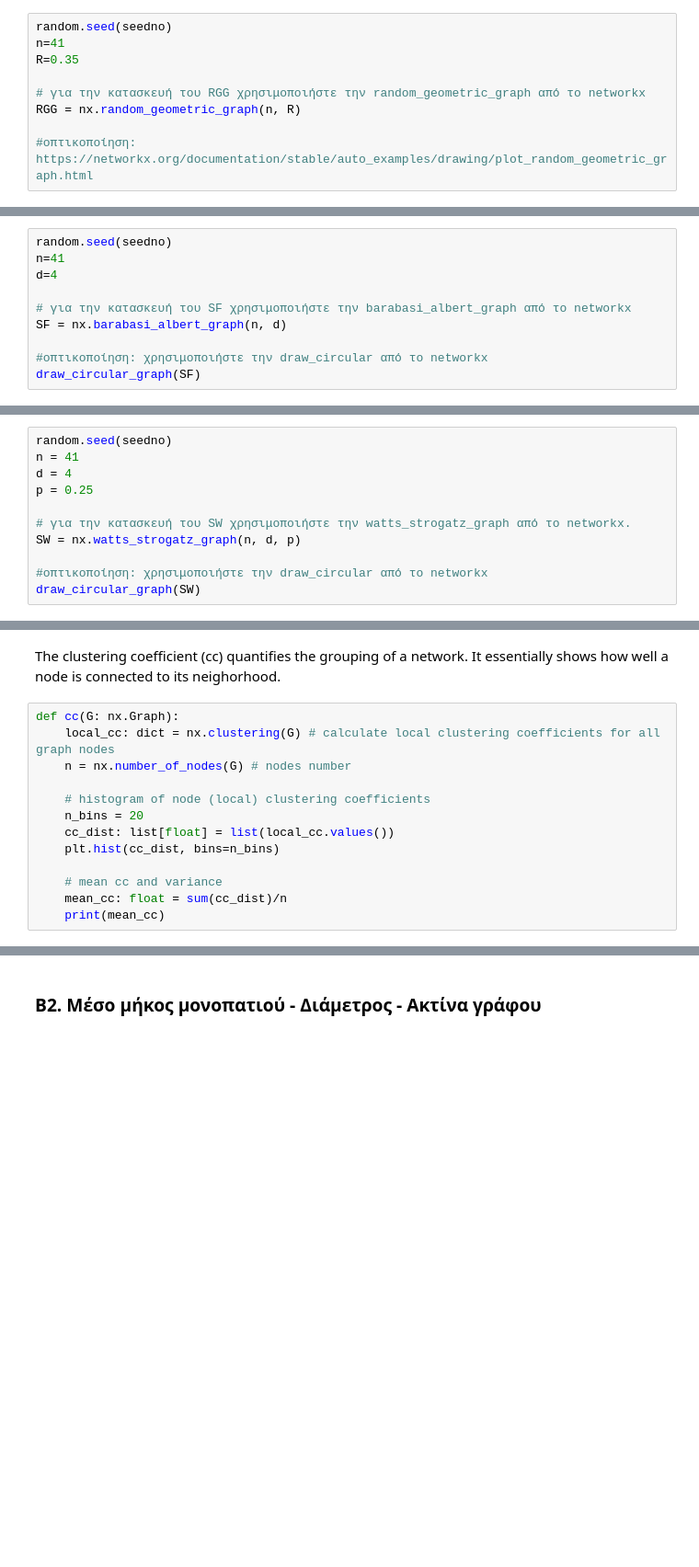
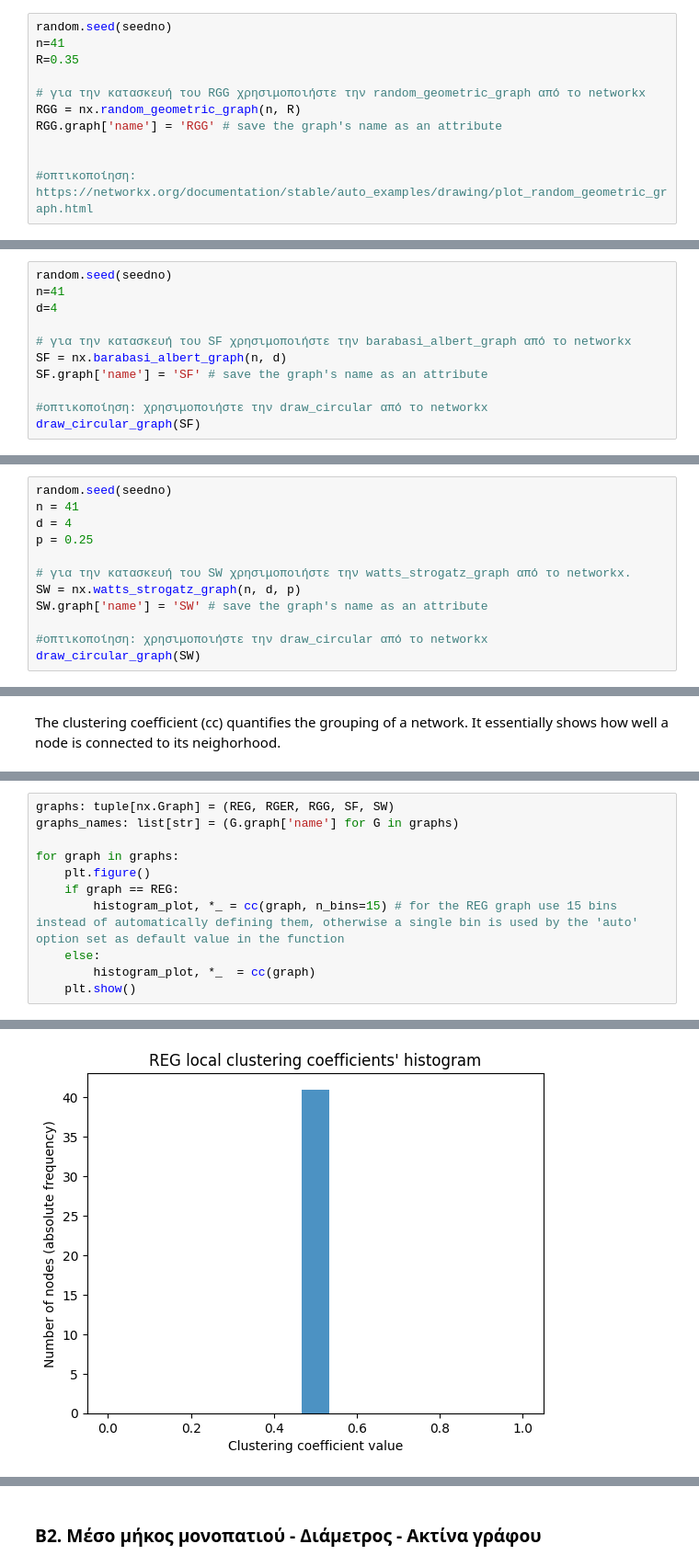
Before and after one commit to billdepo/Social-Networks-Analysis, a Jupyter notebook: lab1/lab1_student_version_Depastas.ipynb, the cells around one changed output, grey strips where cells are left out. Shown at 92% size. Saved outputs shown, nothing was run; the diff lists cells and outputs as text; blank space fills up the shorter version.

```diff
--- a/lab1/lab1_student_version_Depastas.ipynb
+++ b/lab1/lab1_student_version_Depastas.ipynb
@@ -148,6 +150,8 @@ R=0.35
 
 # για την κατασκευή του RGG χρησιμοποιήστε την random_geometric_graph από το networkx
 RGG = nx.random_geometric_graph(n, R)
+RGG.graph['name'] = 'RGG' # save the graph's name as an attribute
+
 
 #οπτικοποίηση: https://networkx.org/documentation/stable/auto_examples/drawing/plot_random_geometric_graph.html
 # %%
@@ -196,6 +200,7 @@ d=4
 
 # για την κατασκευή του SF χρησιμοποιήστε την barabasi_albert_graph από το networkx
 SF = nx.barabasi_albert_graph(n, d)
+SF.graph['name'] = 'SF' # save the graph's name as an attribute
 
 #οπτικοποίηση: χρησιμοποιήστε την draw_circular από το networkx
 draw_circular_graph(SF)
@@ -213,6 +218,7 @@ p = 0.25
 
 # για την κατασκευή του SW χρησιμοποιήστε την watts_strogatz_graph από το networkx.
 SW = nx.watts_strogatz_graph(n, d, p)
+SW.graph['name'] = 'SW' # save the graph's name as an attribute
 
 #οπτικοποίηση: χρησιμοποιήστε την draw_circular από το networkx
 draw_circular_graph(SW)
@@ -230,16 +236,3 @@ draw_circular_graph(SW)
 #### Να σχολιαστούν τα αποτελέσματα.
 # %% [markdown]
 The clustering coefficient (cc) quantifies the grouping of a network. It essentially shows how well a node is connected to its neighorhood.
-# %%
-def cc(G: nx.Graph):
-    local_cc: dict = nx.clustering(G) # calculate local clustering coefficients for all graph nodes
-    n = nx.number_of_nodes(G) # nodes number
-
-    # histogram of node (local) clustering coefficients
-    n_bins = 20
-    cc_dist: list[float] = list(local_cc.values())
-    plt.hist(cc_dist, bins=n_bins)
-
-    # mean cc and variance
-    mean_cc: float = sum(cc_dist)/n
-    print(mean_cc)
@@ -253,0 +279,12 @@ cc(REG)
+# %%
+graphs: tuple[nx.Graph] = (REG, RGER, RGG, SF, SW)
+graphs_names: list[str] = (G.graph['name'] for G in graphs)
+
+for graph in graphs:
+    plt.figure()
+    if graph == REG:
+        histogram_plot, *_ = cc(graph, n_bins=15) # for the REG graph use 15 bins instead of automatically defining them, otherwise a single bin is used by the 'auto' option set as default value in the function
+    else:
+        histogram_plot, *_  = cc(graph)
+    plt.show()
+# %% [output]
@@ -253,0 +295 @@ cc(REG)
+[figure, added]
```
Also changed, not shown: parts of 22 cells of this notebook.
